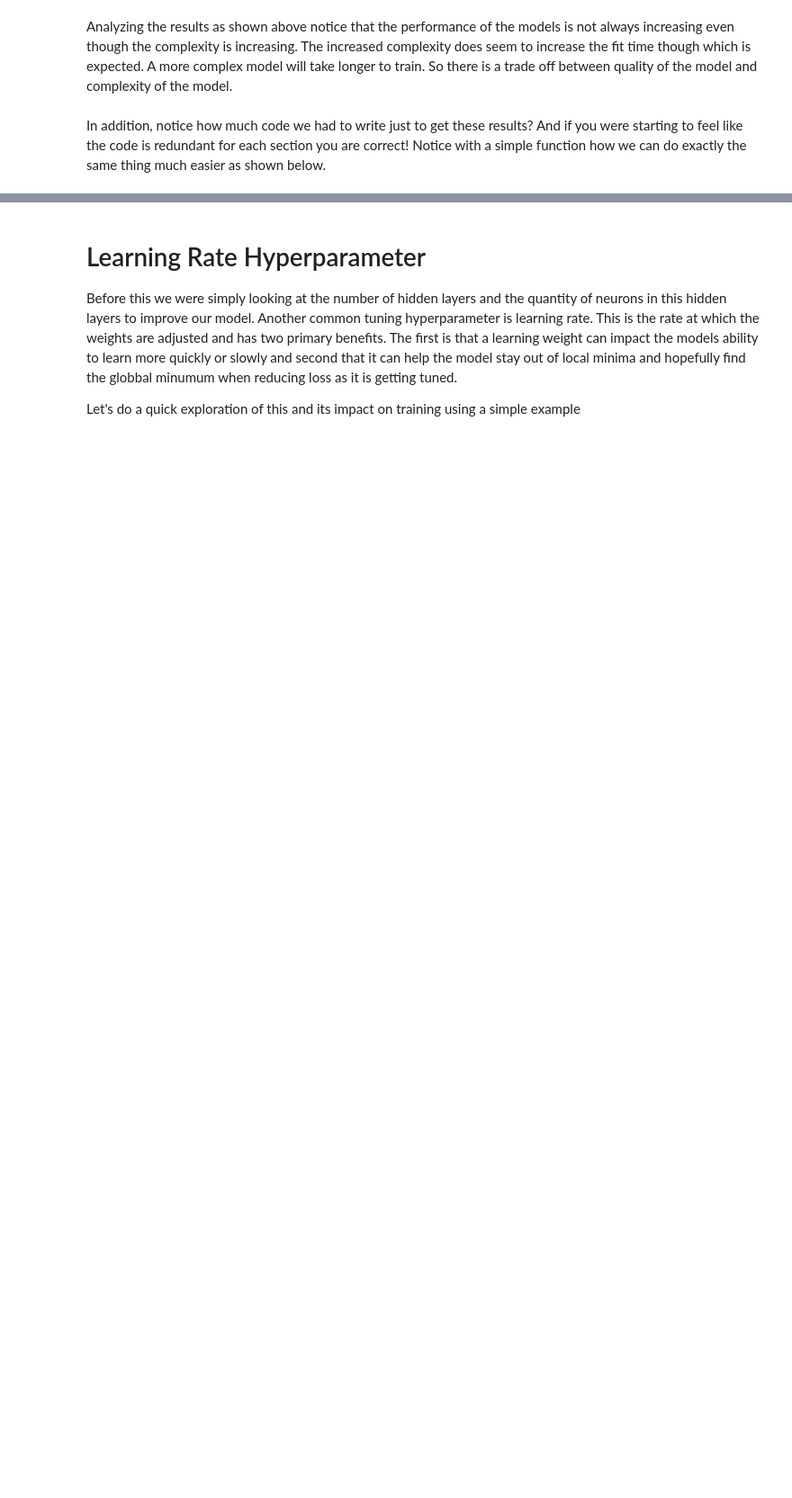
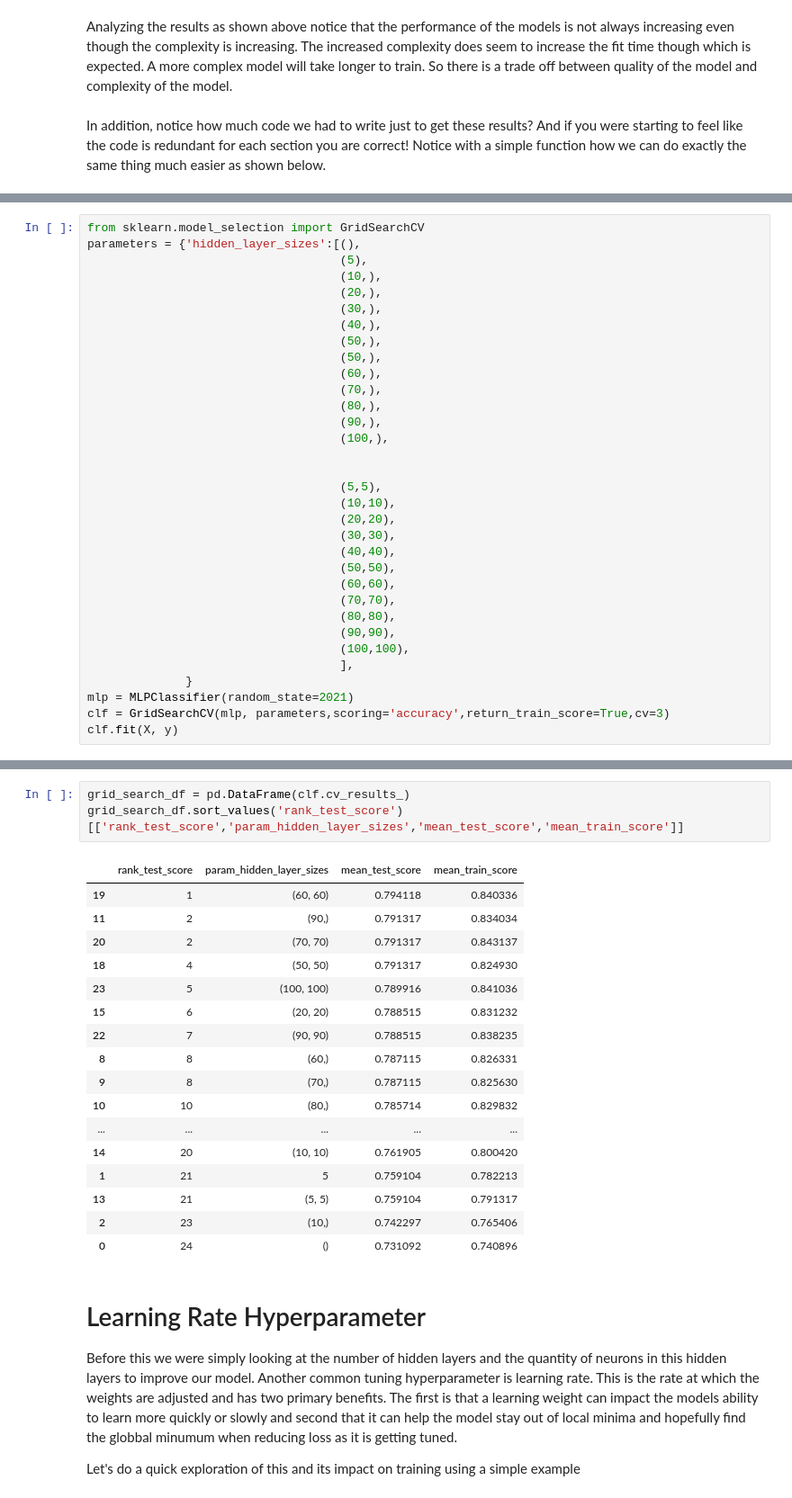
Before and after one commit to matthewpecsok/4482_fall_2022, a Jupyter notebook: tutorials/4482_classification_MLP_titanic_cleaned.ipynb, the cells around one changed output, grey strips where cells are left out. Shown at 90% size. Saved outputs shown, nothing was run; the diff lists cells and outputs as text; blank space fills up the shorter version.

```diff
--- a/tutorials/4482_classification_MLP_titanic_cleaned.ipynb
+++ b/tutorials/4482_classification_MLP_titanic_cleaned.ipynb
@@ -222,0 +423,33 @@ concat_df
+# %%
+from sklearn.model_selection import GridSearchCV
+parameters = {'hidden_layer_sizes':[(),
+                                    (5),
+                                    (10,),
+                                    (20,),
+                                    (30,),
+                                    (40,),
+                                    (50,),
+                                    (50,),
+                                    (60,),
+                                    (70,),
+                                    (80,),
+                                    (90,),
+                                    (100,),
+
+
+                                    (5,5),
+                                    (10,10),
+                                    (20,20),
+                                    (30,30),
+                                    (40,40),
+                                    (50,50),
+                                    (60,60),
+                                    (70,70),
+                                    (80,80),
+                                    (90,90),
+                                    (100,100),
+                                    ],
+              }
+mlp = MLPClassifier(random_state=2021)
+clf = GridSearchCV(mlp, parameters,scoring='accuracy',return_train_score=True,cv=3)
+clf.fit(X, y)
@@ -223,3 +466,24 @@ concat_df
+# %%
+grid_search_df = pd.DataFrame(clf.cv_results_)
+grid_search_df.sort_values('rank_test_score')[['rank_test_score','param_hidden_layer_sizes','mean_test_score','mean_train_score']]
+# %% [output]
+|  | rank_test_score | param_hidden_layer_sizes | mean_test_score | mean_train_score |
+| 19 | 1 | (60, 60) | 0.794118 | 0.840336 |
+| 11 | 2 | (90,) | 0.791317 | 0.834034 |
+| 20 | 2 | (70, 70) | 0.791317 | 0.843137 |
+| 18 | 4 | (50, 50) | 0.791317 | 0.824930 |
+| 23 | 5 | (100, 100) | 0.789916 | 0.841036 |
+| 15 | 6 | (20, 20) | 0.788515 | 0.831232 |
+| 22 | 7 | (90, 90) | 0.788515 | 0.838235 |
+| 8 | 8 | (60,) | 0.787115 | 0.826331 |
+| 9 | 8 | (70,) | 0.787115 | 0.825630 |
+| 10 | 10 | (80,) | 0.785714 | 0.829832 |
+| ... | ... | ... | ... | ... |
+| 14 | 20 | (10, 10) | 0.761905 | 0.800420 |
+| 1 | 21 | 5 | 0.759104 | 0.782213 |
+| 13 | 21 | (5, 5) | 0.759104 | 0.791317 |
+| 2 | 23 | (10,) | 0.742297 | 0.765406 |
+| 0 | 24 | () | 0.731092 | 0.740896 |
 # %% [markdown]
 # Learning Rate Hyperparameter
 
```
Also changed, not shown: parts of 47 cells of this notebook.
